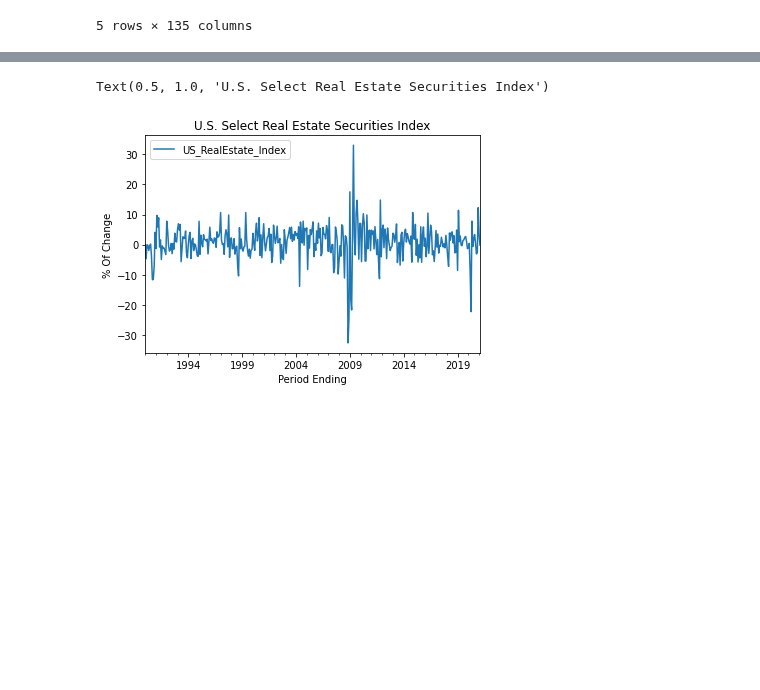
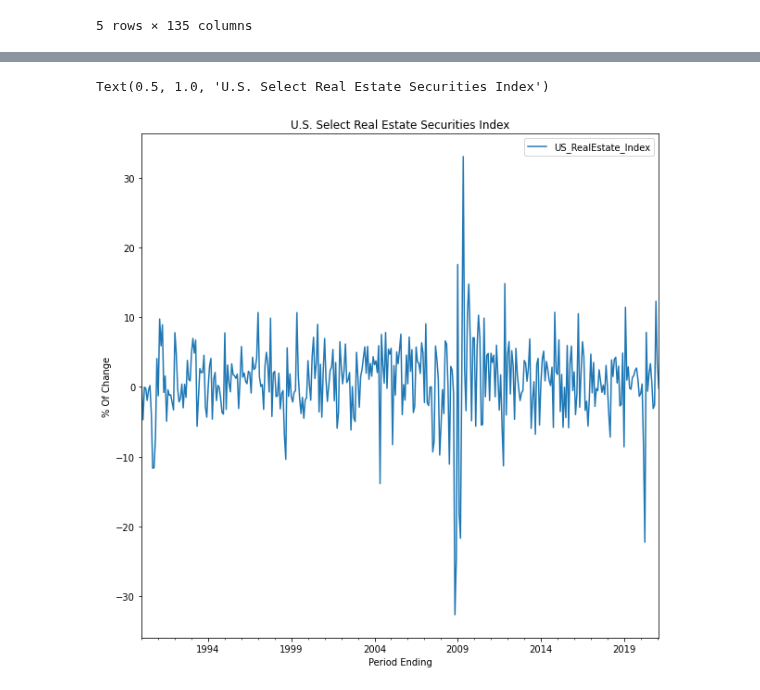
Before and after one commit to AlexNoonan-Syracuse/BigDataProject, a Jupyter notebook: RC_IST718_Final_Project.ipynb, the cells around one changed output, grey strips where cells are left out. Drawn from its saved outputs; the diff is of its cells as text; code cells hidden in the pictures; blank space fills up the shorter version.

```diff
--- a/RC_IST718_Final_Project.ipynb
+++ b/RC_IST718_Final_Project.ipynb
@@ -168,8 +177,8 @@ Text(0.5, 1.0, 'Dow Jones - U.S. Conservative Index')
 # %%
-US_RealEstate_index['US_RealEstate_Index'].plot()
+US_RealEstate_index['US_RealEstate_Index'].plot(figsize=(10,10))
 plt.legend()
 plt.ylabel("% Of Change")
 plt.title("U.S. Select Real Estate Securities Index")
 # %% [output]
 Text(0.5, 1.0, 'U.S. Select Real Estate Securities Index')
-[figure, old version]
+[figure, new version]
```
Also changed, not shown: parts of 13 cells of this notebook.
